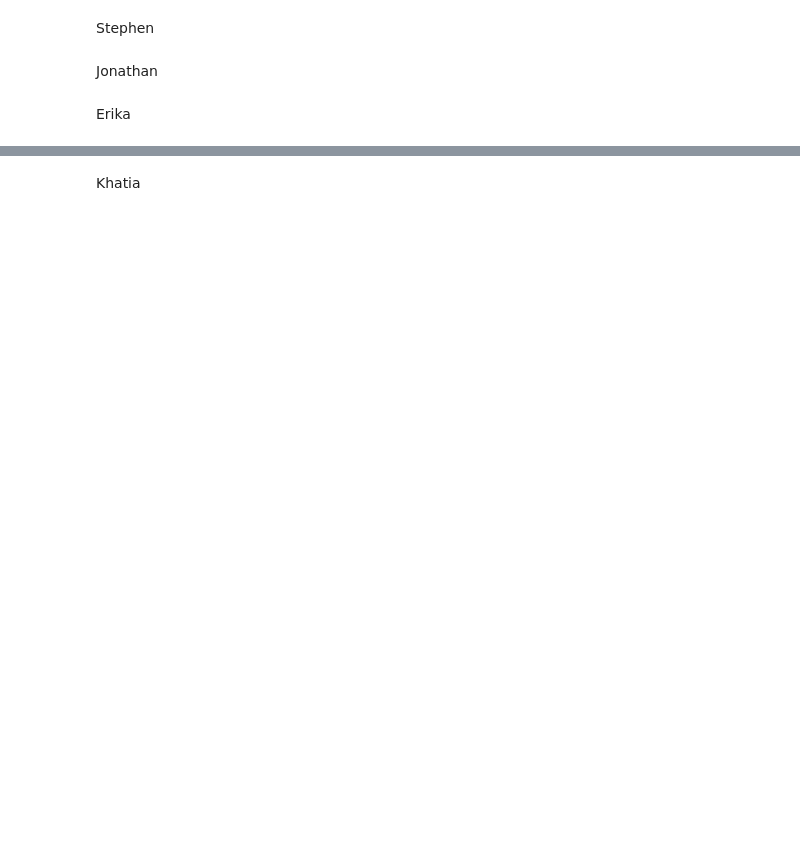
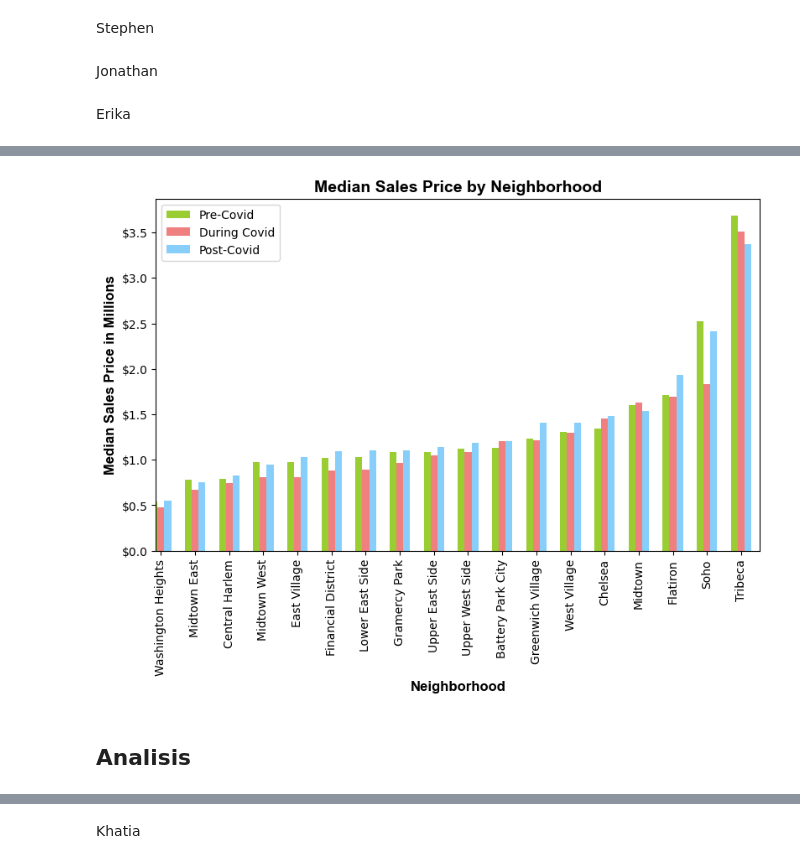
Before and after one commit to munozjon/NYC-Real-Estate-Trends, a Jupyter notebook: NYC_Trends.ipynb, the cells around one changed output, grey strips where cells are left out. Drawn from its saved outputs; the diff is of its cells as text; code cells hidden in the pictures; blank space fills up the shorter version.

```diff
--- a/NYC_Trends.ipynb
+++ b/NYC_Trends.ipynb
@@ -63,0 +128,5 @@ print(sales_data_df)
+# %%
+# Filter for Neighborhoods data only
+sales_n_df = clean_sales_df[(clean_sales_df.areaType == 'neighborhood')]
+sales_df = sales_n_df[sales_n_df['Date'] <= '2022-12-01']
+sales_df.head()
@@ -63,0 +164,7 @@ print(sales_data_df)
+# %%
+# Filter the DataFrame for dates during covid March 2020 to December 2020
+covid_df = sales_df_filtered[(sales_df_filtered['Date'] > '2020-03-01') & (sales_df_filtered['Date'] <= '2020-12-01')]
+
+# Calculate the mean price for each neighborhood
+covid_mean_price_neighborhood = covid_df.groupby('areaName')['Price'].median().sort_values() / 1E6
+covid_df
@@ -63,0 +185,7 @@ print(sales_data_df)
+# %%
+# Filter the DataFrame for dates after December 2020
+postcovid_df = sales_df_filtered[sales_df_filtered['Date'] > '2020-12-01']
+
+# Calculate the mean price for each neighborhood
+postcovid_mean_price_neighborhood = postcovid_df.groupby('areaName')['Price'].median().sort_values() / 1E6
+postcovid_df
@@ -63,0 +206,27 @@ print(sales_data_df)
+# %%
+# Plotting
+plt.figure(figsize=(12, 6))
+tfont = {'fontname': 'Arial', 'fontsize': 14, 'fontweight': 'bold'}
+axisfont = {'fontname': 'Arial', 'fontsize': 12, 'fontweight': 'bold'}
+
+# Plotting precovid data
+precovid_mean_price_neighborhood.plot(kind='bar', color='yellowgreen', position=1.5, width=0.2, label='Pre-Covid')
+
+# Plotting covid data
+covid_mean_price_neighborhood.plot(kind='bar', color='lightcoral', position=0.5, width=0.2, label='During Covid')
+
+# Plotting postcovid data
+postcovid_mean_price_neighborhood.plot(kind='bar', color='lightskyblue', position=-0.5, width=0.2, label='Post-Covid')
+
+plt.title('Median Sales Price by Neighborhood', **tfont)
+plt.xlabel('Neighborhood', **axisfont)
+plt.ylabel('Median Sales Price in Millions', **axisfont)
+plt.gca().yaxis.set_major_formatter(formatter)
+plt.legend()
+plt.tight_layout()
+plt.subplots_adjust(left=0.3, right=0.9, top=0.9, bottom=0.2)  # Adjust margins
+plt.show()
+# %% [output]
+[figure, added]
+# %% [markdown]
+## Analisis
```
Also changed, not shown: parts of 15 cells of this notebook, 1 other file.
